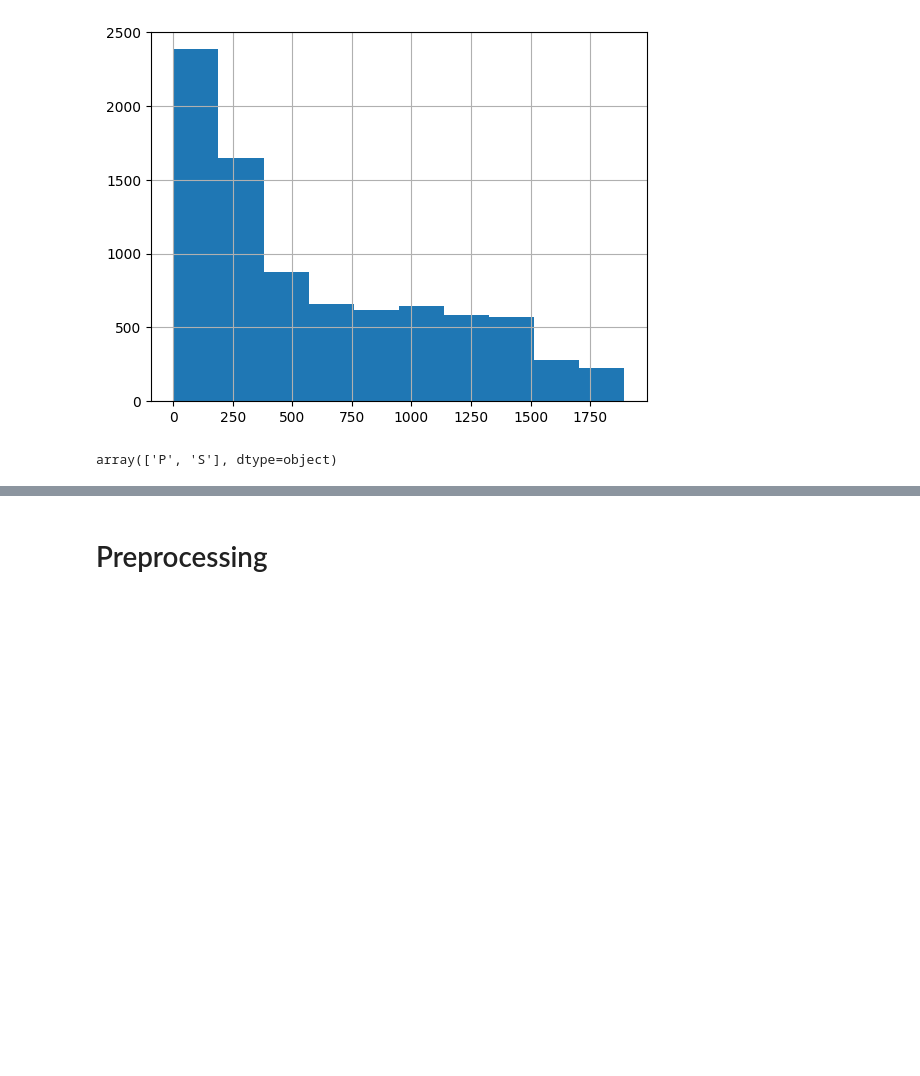
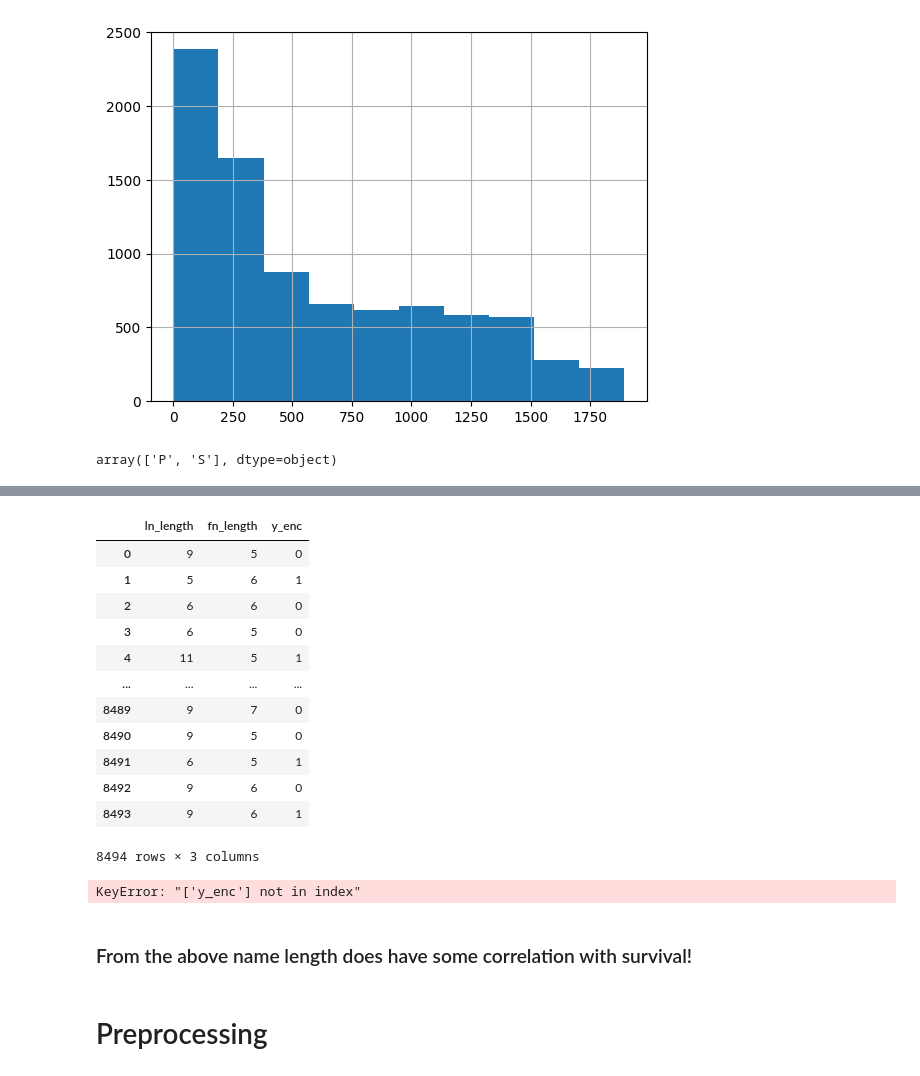
Before and after one commit to pj0620/spaceship-titanic-kaggle, a Jupyter notebook: spaceship-titanic.ipynb, the cells around one changed output, grey strips where cells are left out. Cells and saved outputs as stored; diff of their text form; code cells hidden in the pictures; blank space fills up the shorter version.

Commit message:
preprocessing + classifier

```diff
--- a/spaceship-titanic.ipynb
+++ b/spaceship-titanic.ipynb
@@ -129,3 +146,52 @@ array(['P', 'S'], dtype=object)
+# %%
+from sklearn.preprocessing import OrdinalEncoder
+
+data_raw_all_psg_cnt[['first_name', 'last_name']] = data_raw_all_psg_cnt['Name'].str.split(' ', expand=True)
+data_raw_val_psg_cnt[['first_name', 'last_name']] = data_raw_val_psg_cnt['Name'].str.split(' ', expand=True)
+# data_raw_all_psg_cnt['last_name'] = data_raw_all_psg_cnt['last_name'].to_numeric(row, errors='coerce')
+# names.rename(columns={0: 'first_name', 1: 'last_name'}, inplace=True)
+
+# data_raw_all_psg_cnt[['first_name', 'last_name', 'Transported']]
+
+enc = OrdinalEncoder()
+# enc_x = enc.fit_transform(data_raw_all_psg_cnt['last_name'].values.reshape(-1, 1))
+def ln_length(row):
+    if pd.isna(row['last_name']):
+        return 0
+    return len(row['last_name'])
+def fn_length(row):
+    if pd.isna(row['first_name']):
+        return 0
+    return len(row['first_name'])
+
+data_raw_all_psg_cnt['ln_length'] = data_raw_all_psg_cnt.apply(ln_length, axis=1)
+data_raw_all_psg_cnt['fn_length'] = data_raw_all_psg_cnt.apply(fn_length, axis=1)
+data_raw_all_psg_cnt['y_enc'] = data_raw_all_psg_cnt['Transported'].astype(np.int64)
+
+data_raw_val_psg_cnt['ln_length'] = data_raw_val_psg_cnt.apply(ln_length, axis=1)
+data_raw_val_psg_cnt['fn_length'] = data_raw_val_psg_cnt.apply(fn_length, axis=1)
+
+data_raw_all_psg_cnt[['ln_length', 'fn_length', 'y_enc']]
+# %% [output]
+|  | ln_length | fn_length | y_enc |
+| 0 | 9 | 5 | 0 |
+| 1 | 5 | 6 | 1 |
+| 2 | 6 | 6 | 0 |
+| 3 | 6 | 5 | 0 |
+| 4 | 11 | 5 | 1 |
+| ... | ... | ... | ... |
+| 8489 | 9 | 7 | 0 |
+| 8490 | 9 | 5 | 0 |
+| 8491 | 6 | 5 | 1 |
+| 8492 | 9 | 6 | 0 |
+| 8493 | 9 | 6 | 1 |
+8494 rows × 3 columns
+# %%
+data_raw_val_psg_cnt[['ln_length', 'fn_length', 'y_enc']].corr()['y_enc']
+# %% [output]
+KeyError: "['y_enc'] not in index"
+# %% [markdown]
+### From the above name length does have some correlation with survival!
 # %% [markdown]
 # Preprocessing
 # %%
```
Also changed, not shown: parts of 21 cells of this notebook.
